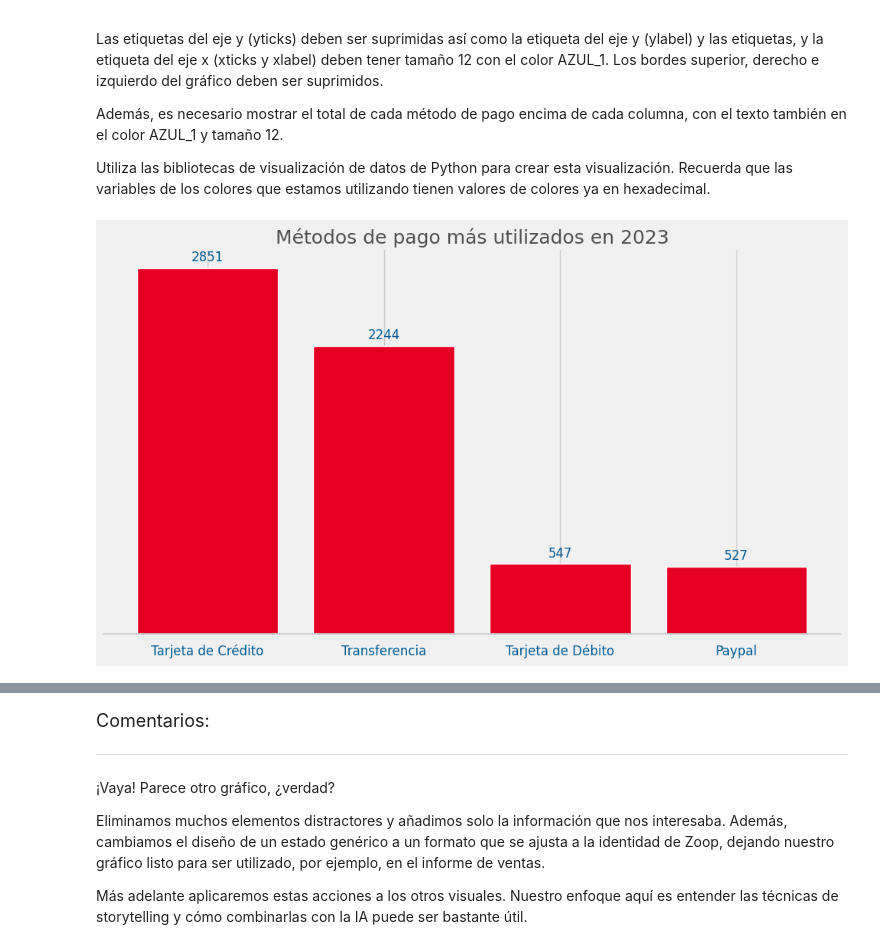
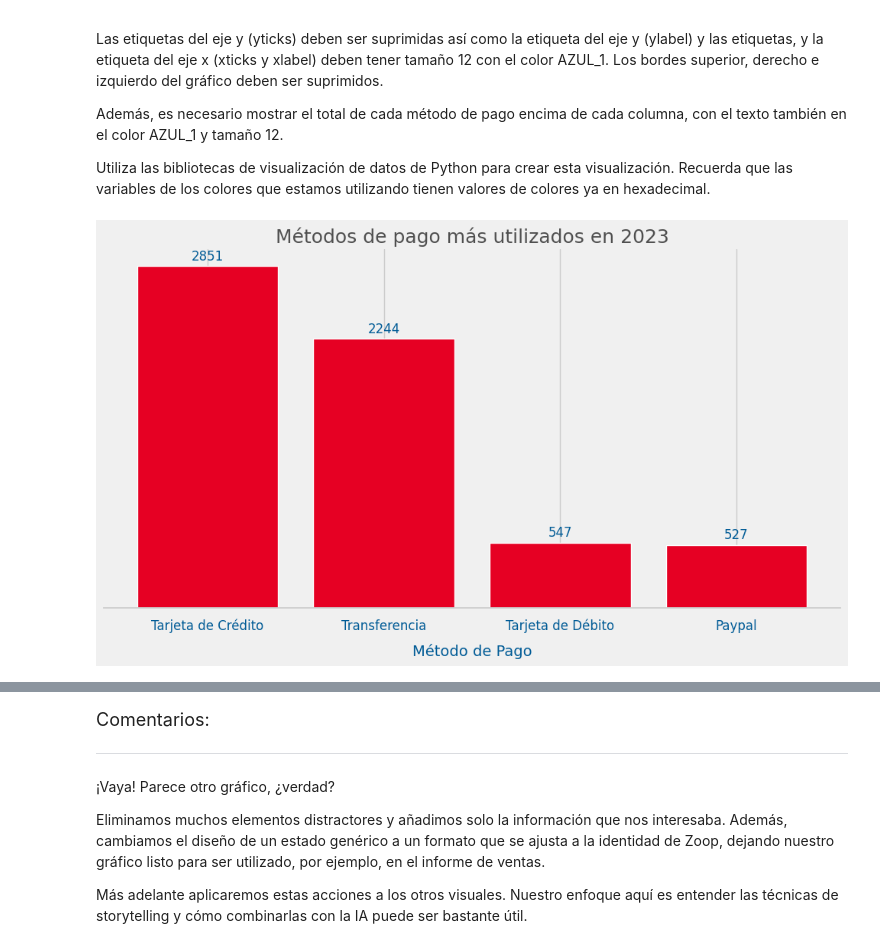
Before and after one commit to clopezv/Challenger_TelecomX, a Jupyter notebook: IA_aplicada_a_ciencia_de_datos.ipynb, the cells around one changed output, grey strips where cells are left out. Saved outputs shown, nothing was run; the diff lists cells and outputs as text; code cells hidden in the pictures.

```diff
--- a/IA_aplicada_a_ciencia_de_datos.ipynb
+++ b/IA_aplicada_a_ciencia_de_datos.ipynb
@@ -2008,32 +2008,33 @@ bars = ax.bar(
 # Título personalizado
 plt.title("Métodos de pago más utilizados en 2023", fontsize=18, color=GRIS_5)
 
 # Suprimir eje Y
 ax.set_ylabel('')
 ax.set_yticks([])
 
 # Estilo del eje X
-ax.set_xlabel('')
+
+ax.set_xlabel('Método de Pago', fontsize=14, color=AZUL_1, labelpad=10)
 ax.tick_params(axis='x', labelsize=12, colors=AZUL_1)
 
 # Eliminar bordes superior, derecho e izquierdo
 for spine in ['top', 'right', 'left']:
     ax.spines[spine].set_visible(False)
 
 # Añadir etiquetas de cantidad encima de cada barra
 for bar in bars:
     height = bar.get_height()
     ax.text(
         bar.get_x() + bar.get_width() / 2,
         height + max(conteo_pago['cantidad']) * 0.01,
         f"{height:.0f}",
         ha='center',
         va='bottom',
         fontsize=12,
         color=AZUL_1
     )
 
 plt.tight_layout()
 plt.show()
 # %% [output]
-[figure, old version]
+[figure, new version]
```
Also changed, not shown: parts of 16 cells of this notebook.
